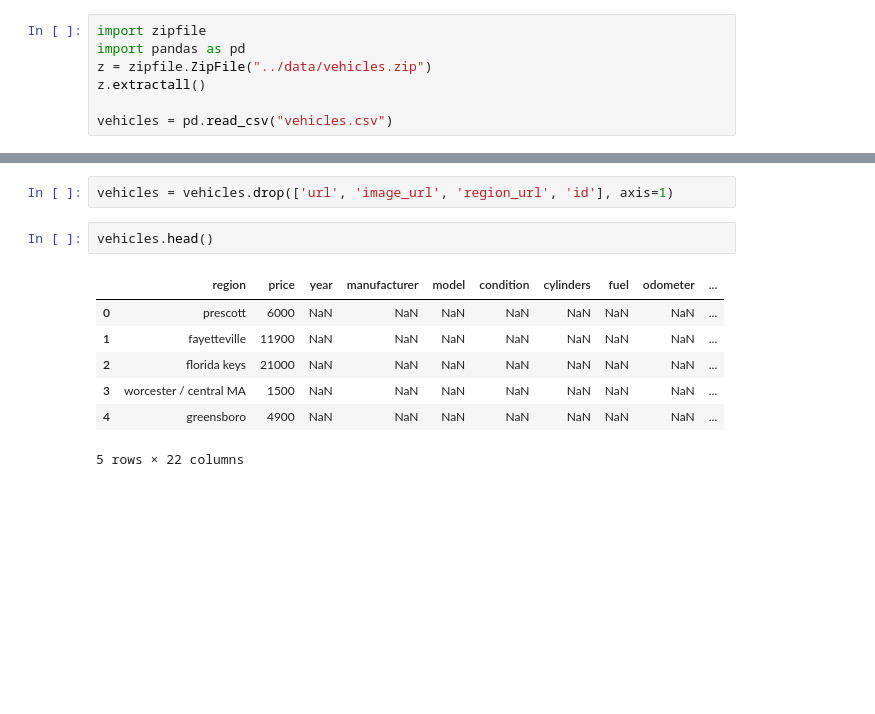
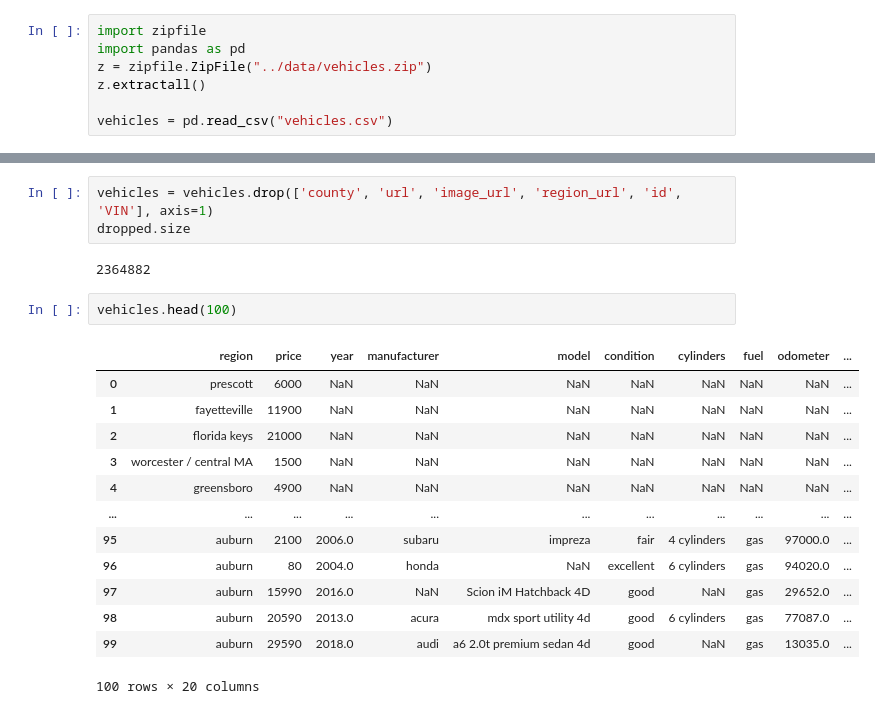
Before and after one commit to Ali7109/3401Project, a Jupyter notebook: src/CarPredictionModel.ipynb, the cells around one changed output, grey strips where cells are left out. Drawn from its saved outputs; the diff is of its cells as text; blank space fills up the shorter version.

```diff
--- a/src/CarPredictionModel.ipynb
+++ b/src/CarPredictionModel.ipynb
@@ -12,15 +70,24 @@ Remove some of the un-needed columns.
 # %%
-vehicles = vehicles.drop(['url', 'image_url', 'region_url', 'id'], axis=1)
+vehicles = vehicles.drop(['county', 'url', 'image_url', 'region_url', 'id', 'VIN'], axis=1)
+dropped.size
+# %% [output]
+2364882
 # %%
-vehicles.head()
+vehicles.head(100)
 # %% [output]
 |  | region | price | year | manufacturer | model | condition | cylinders | fuel | odometer | ... |
 | 0 | prescott | 6000 | NaN | NaN | NaN | NaN | NaN | NaN | NaN | ... |
 | 1 | fayetteville | 11900 | NaN | NaN | NaN | NaN | NaN | NaN | NaN | ... |
 | 2 | florida keys | 21000 | NaN | NaN | NaN | NaN | NaN | NaN | NaN | ... |
 | 3 | worcester / central MA | 1500 | NaN | NaN | NaN | NaN | NaN | NaN | NaN | ... |
 | 4 | greensboro | 4900 | NaN | NaN | NaN | NaN | NaN | NaN | NaN | ... |
+| ... | ... | ... | ... | ... | ... | ... | ... | ... | ... | ... |
+| 95 | auburn | 2100 | 2006.0 | subaru | impreza | fair | 4 cylinders | gas | 97000.0 | ... |
+| 96 | auburn | 80 | 2004.0 | honda | NaN | excellent | 6 cylinders | gas | 94020.0 | ... |
+| 97 | auburn | 15990 | 2016.0 | NaN | Scion iM Hatchback 4D | good | NaN | gas | 29652.0 | ... |
+| 98 | auburn | 20590 | 2013.0 | acura | mdx sport utility 4d | good | 6 cylinders | gas | 77087.0 | ... |
+| 99 | auburn | 29590 | 2018.0 | audi | a6 2.0t premium sedan 4d | good | NaN | gas | 13035.0 | ... |
-5 rows × 22 columns
+100 rows × 20 columns
 # %%
 vehicles.describe()
 # %% [output]
```
Also changed, not shown: parts of 6 cells of this notebook.
